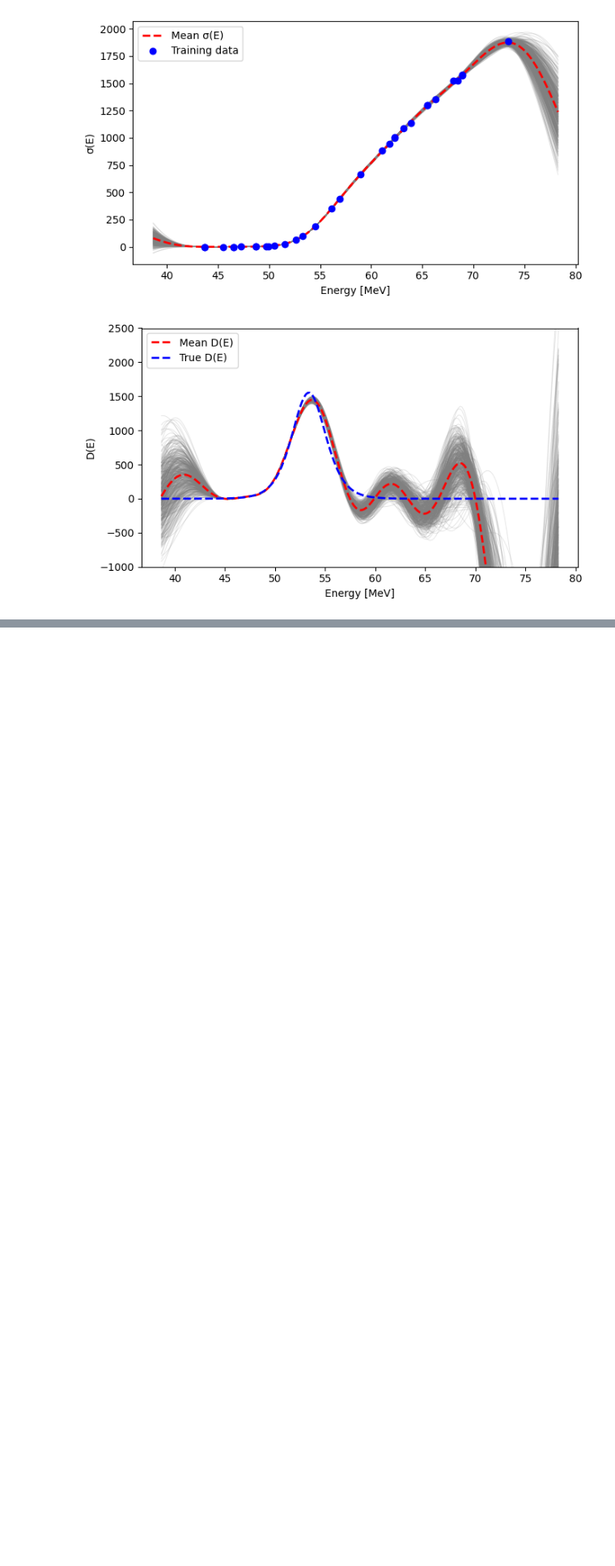
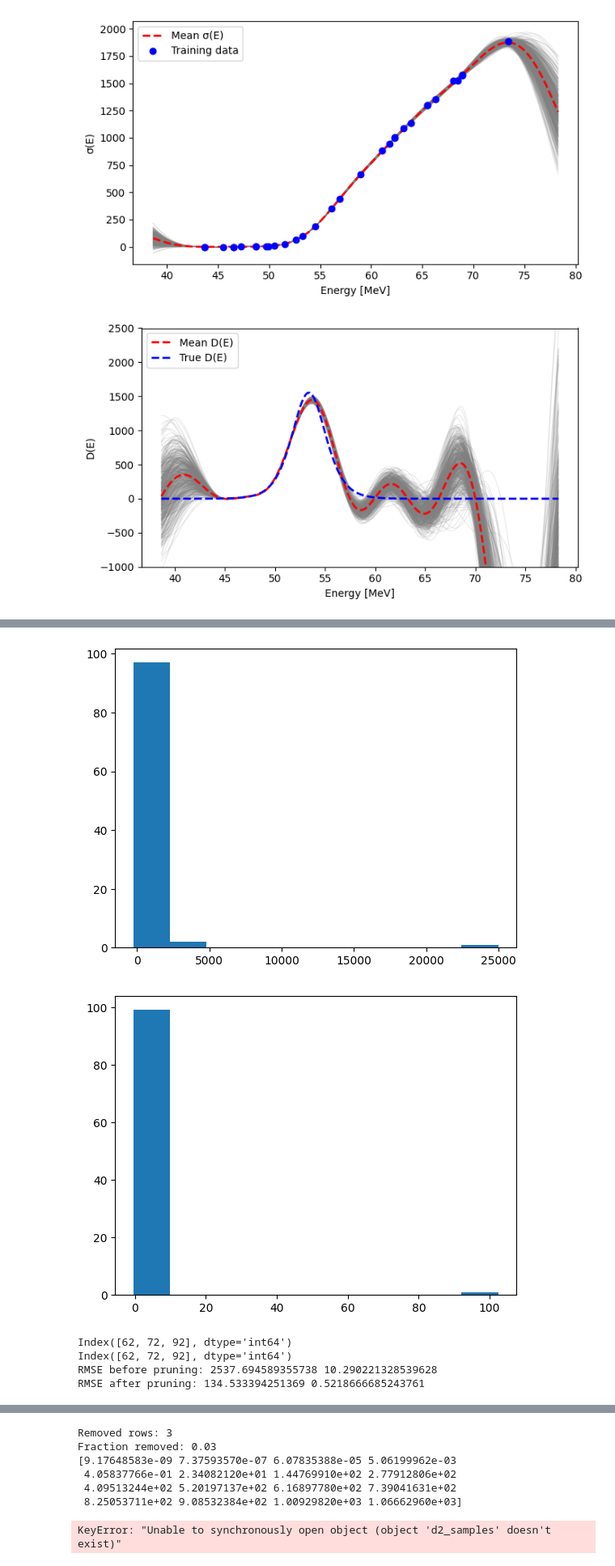
Before and after one commit to aaron-philip/barrier-extraction, a Jupyter notebook: notebooks/SanityChecks.ipynb, the cells around one changed output, grey strips where cells are left out. Shown at 81% size. Saved outputs shown, nothing was run; the diff lists cells and outputs as text; code cells hidden in the pictures; blank space fills up the shorter version.

```diff
--- a/notebooks/SanityChecks.ipynb
+++ b/notebooks/SanityChecks.ipynb
@@ -464,0 +490,73 @@ Shapes: (500, 199)
+# %%
+import pandas as pd
+path_base = "/mnt/home/philipaa/scratch/barrier-paper-results/res_2.00MeV_noise0.01_" #res_0.25MeV_noise0.02_
+h5_path = path_base + "bnn_soc.h5"
+csv_path = h5_path + ".csv"
+
+df = pd.read_csv(csv_path)
+err = (df['barrier_peak_ht_pred'] - df['barrier_peak_ht_true'] )
+norm = df['R0_true']**2 * df['hw_true']
+norm_err = (df['barrier_peak_ht_pred'] - df['barrier_peak_ht_true'] ) / norm
+plt.hist(err)
+plt.show()
+plt.hist(norm_err)
+plt.show()
+bad_idx = df.index[np.abs(err) > 1000]
+print(bad_idx)
+
+
+cutoff = 1000
+bad_idx = df.index[np.abs(err) > cutoff]
+print(bad_idx)
+
+rmse_before = np.sqrt(np.mean(err**2))
+norm_rmse_before = np.sqrt(np.mean(norm_err**2))
+print("RMSE before pruning:", rmse_before, norm_rmse_before)
+bad_mask = np.abs(err) > cutoff
+rmse_after = np.sqrt(np.mean(err[~bad_mask]**2))
+norm_rmse_after = np.sqrt(np.mean(norm_err[~bad_mask]**2))
+print("RMSE after pruning:", rmse_after, norm_rmse_after)
+
+plt.hist(np.sqrt(np.mean(norm_err[~bad_mask]**2)))
+plt.show()
+print("Removed rows:", bad_mask.sum())
+print("Fraction removed:", bad_mask.mean())
+
+import h5py
+idx = bad_idx[1]
+with h5py.File(h5_path, "r") as f:
+    grp = f[str(int(idx))]
+
+    # Load arrays
+    x = grp["x_pred"][:]
+    y_mean = grp["y_mean"][:]
+    y_samples = grp["y_samples"][:]
+    E_data = grp["E_data"][:]
+    Sigma_data = grp["Sigma_data"][:]
+    Sigma_err = grp["Sigma_err"][:]
+    E0_true = float(grp.attrs["E0_true"])
+    R0_true = float(grp.attrs["R0_true"])
+    hw_true = float(grp.attrs["hw_true"])
+    E0_fit = float(grp.attrs.get("E0_fit", np.nan))
+    print(Sigma_data)
+
+    D_samples = barrier_from_sigma_samples(x, y_samples)
+    D_mean = barrier_from_sigma_samples(x, y_mean.reshape(1, -1))[0]
+    sigma_true = sigma(x, E0=E0_true, R0=R0_true, hbarw=hw_true)
+    D_true = barrier_from_sigma_samples(x, sigma_true.reshape(1, -1))[0]
+
+    plt.plot(E_data, Sigma_data, 'o')
+    plt.plot(x, y_mean)
+    plt.title(f"Height Error: {err[idx]}")
+    plt.show()
+
+
+    plt.plot(x, D_true, 'b')
+    plt.plot(x, D_mean, "--r")
+# %% [output]
+[figure, added]
+[figure, added]
+Index([62, 72, 92], dtype='int64')
+Index([62, 72, 92], dtype='int64')
+RMSE before pruning: 2537.694589355738 10.290221328539628
+RMSE after pruning: 134.533394251369 0.5218666685243761
@@ -464,0 +564,7 @@ Shapes: (500, 199)
+Removed rows: 3
+Fraction removed: 0.03
+[9.17648583e-09 7.37593570e-07 6.07835388e-05 5.06199962e-03
+ 4.05837766e-01 2.34082120e+01 1.44769910e+02 2.77912806e+02
+ 4.09513244e+02 5.20197137e+02 6.16897780e+02 7.39041631e+02
+ 8.25053711e+02 9.08532384e+02 1.00929820e+03 1.06662960e+03]
+KeyError: "Unable to synchronously open object (object 'd2_samples' doesn't exist)"
```
Also changed, not shown: parts of 8 cells of this notebook, 8 other files.
